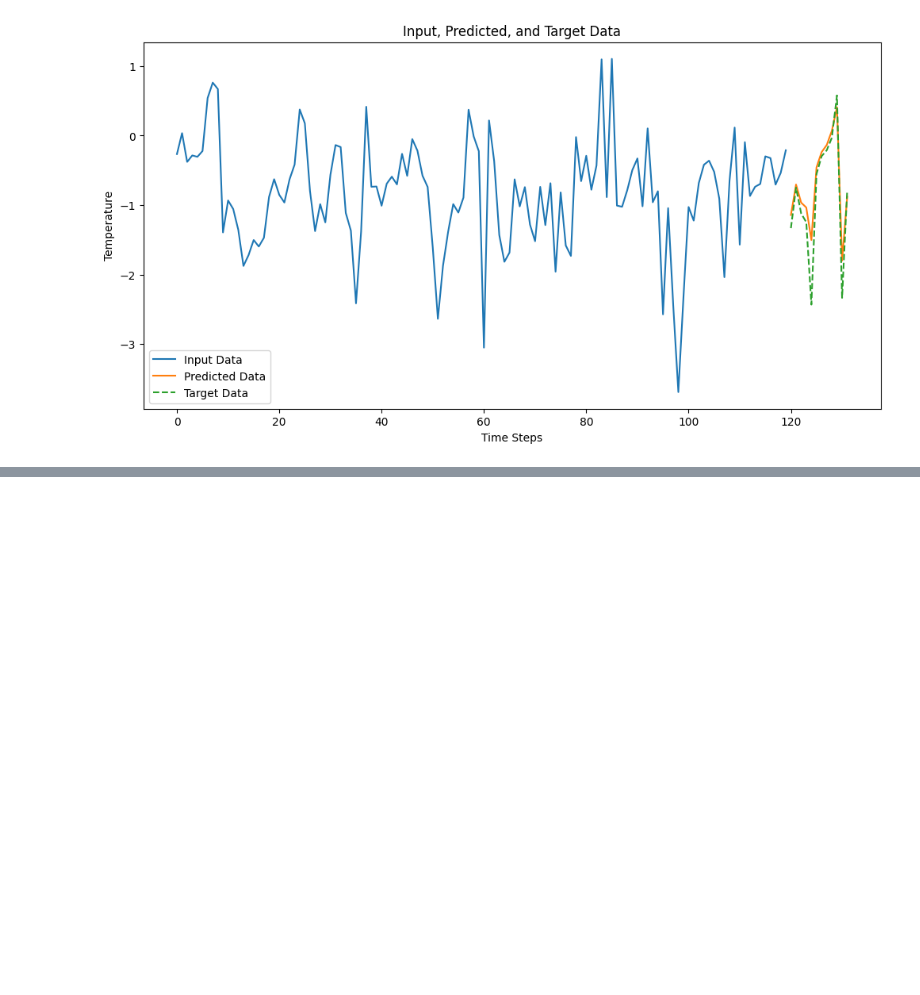
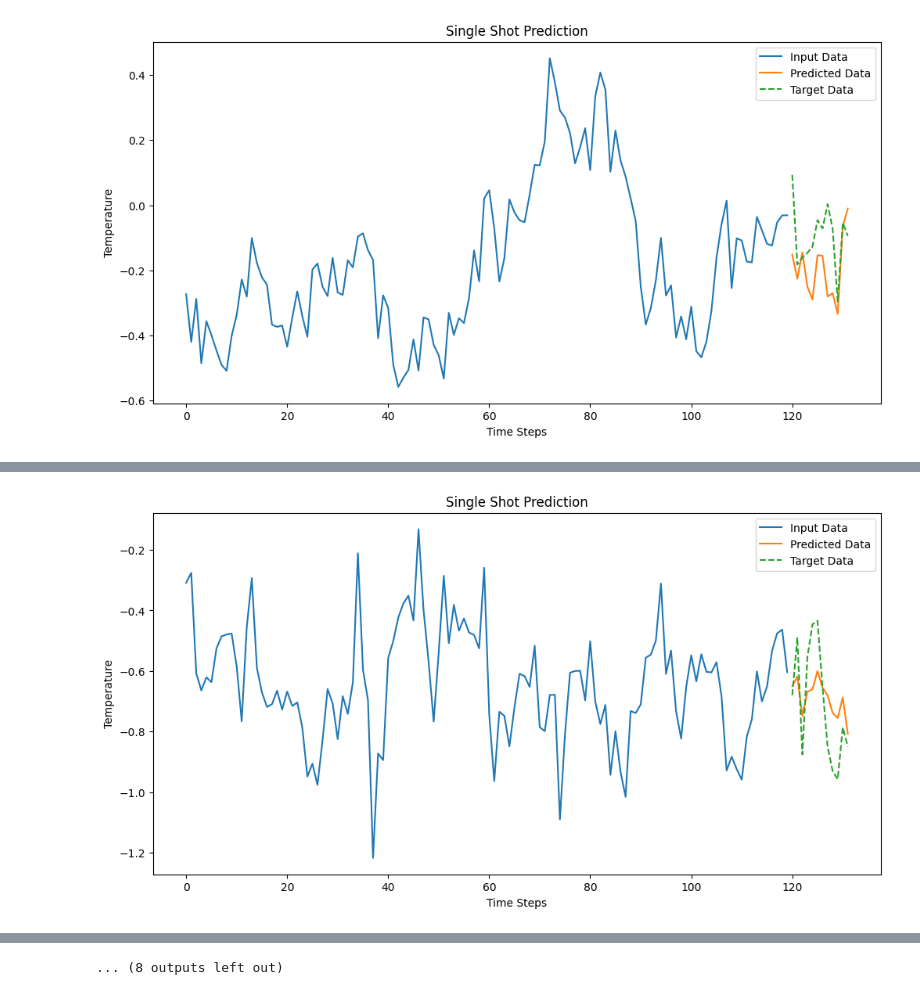
Before and after one commit to philiphan0109/time-series-forecasting, a Jupyter notebook: visualization.ipynb, the cells around one changed output, grey strips where cells are left out. Saved outputs shown, nothing was run; the diff lists cells and outputs as text; code cells hidden in the pictures; blank space fills up the shorter version.

Commit message:
Tested Autoregressive Model & Visualized Results

```diff
--- a/visualization.ipynb
+++ b/visualization.ipynb
@@ -16,26 +16,27 @@ import numpy as np
 
 # Assuming inputs is of shape (27, 120, 15) and predictions/targets are of shape (27, 12, 15)
 
-sample_index = np.random.randint(len(inputs))
-location_index = np.random.randint(15)
+for i in range(10):
+    sample_index = np.random.randint(len(inputs))
+    location_index = np.random.randint(15)
 
-input_sample = inputs[sample_index][:, location_index]
-prediction_sample = predictions[sample_index][:, location_index]
-target_sample = targets[sample_index][:, location_index]
+    input_sample = inputs[sample_index][:, location_index]
+    prediction_sample = predictions[sample_index][:, location_index]
+    target_sample = targets[sample_index][:, location_index]
 
-print(f"Test Loss: {test_loss}")
+    print(f"Test Loss: {test_loss}")
 
 
-time_axis_input = np.arange(120)
-time_axis_future = np.arange(120, 132)
-plt.figure(figsize=(12, 6))
-plt.plot(time_axis_input, input_sample, label='Input Data')
-plt.plot(time_axis_future, prediction_sample, label='Predicted Data')
-plt.plot(time_axis_future, target_sample, label='Target Data', linestyle='--')
+    time_axis_input = np.arange(120)
+    time_axis_future = np.arange(120, 132)
+    plt.figure(figsize=(12, 6))
+    plt.plot(time_axis_input, input_sample, label='Input Data')
+    plt.plot(time_axis_future, prediction_sample, label='Predicted Data')
+    plt.plot(time_axis_future, target_sample, label='Target Data', linestyle='--')
 
-plt.title('Input, Predicted, and Target Data')
-plt.xlabel('Time Steps')
-plt.ylabel('Temperature')
-plt.legend()
-plt.show()
+    plt.title('Single Shot Prediction')
+    plt.xlabel('Time Steps')
+    plt.ylabel('Temperature')
+    plt.legend()
+    plt.show()
 # %% [output]
@@ -43 +44 @@ Test Loss: 0.021190100349485874
-[figure, old version]
+[figure, new version]
@@ -43,0 +46 @@ Test Loss: 0.021190100349485874
+[figure, added]
@@ -43,0 +55 @@ Test Loss: 0.021190100349485874
+... (8 outputs left out)
```
Also changed, not shown: parts of 3 cells of this notebook, 30 other files.
